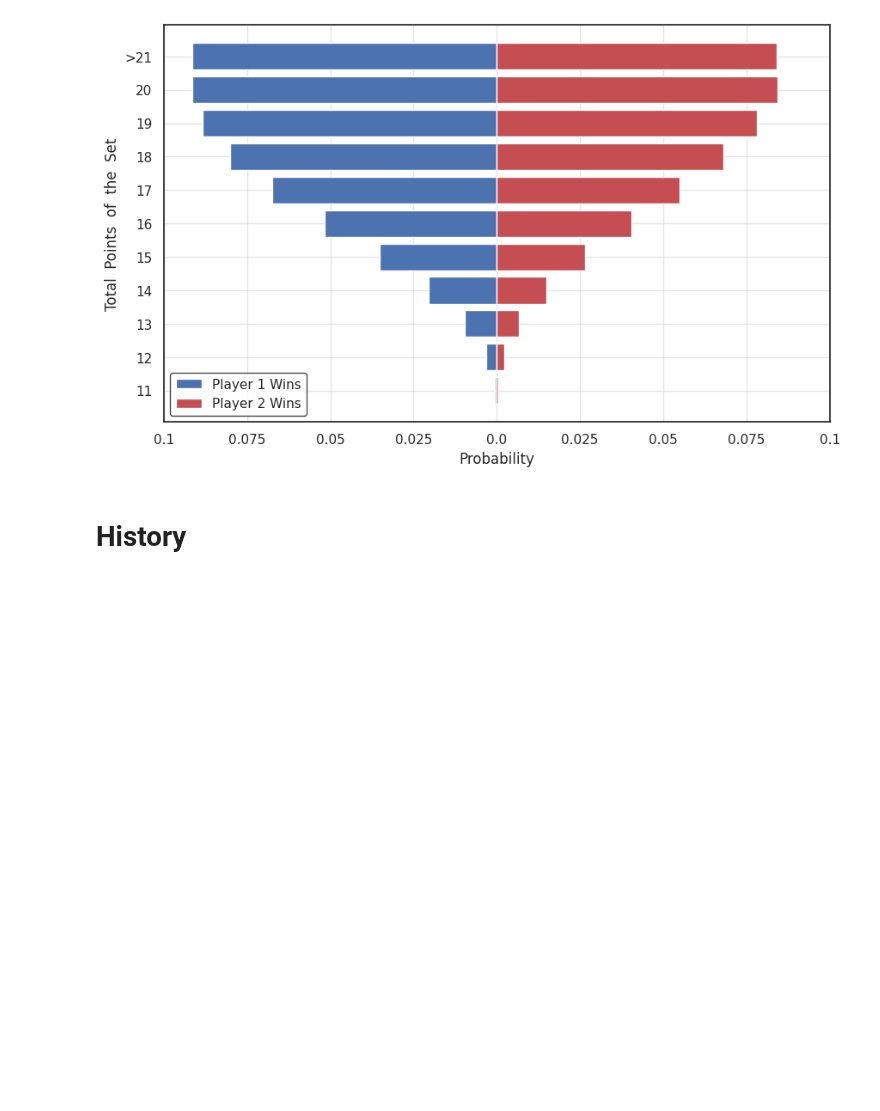
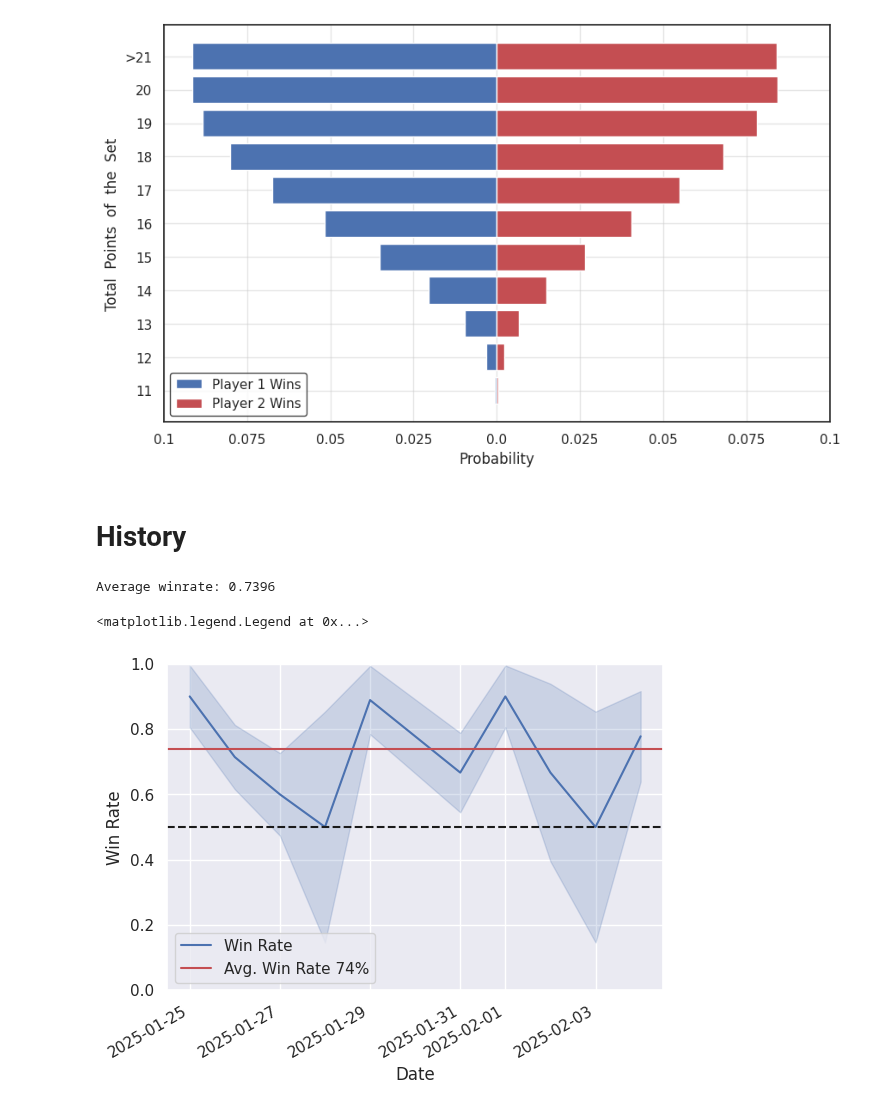
Before and after one commit to ansonkwokth/TableTennisPrediction, a Jupyter notebook: example.ipynb, the cells around one changed output. Cells and saved outputs as stored; diff of their text form; code cells hidden in the pictures; blank space fills up the shorter version.

```diff
--- a/example.ipynb
+++ b/example.ipynb
@@ -524,3 +541,43 @@ plt.show()
+# %%
+winrate_dt = {}
+uncert_dt = {}
+total_wins = 0
+total_games = 0
+for k, v in rate.items():
+    p = v[0] / v[1]
+    total_wins += v[0]
+    total_games += v[1]
+    winrate_dt[k] = p
+    uncert_dt[k] = (p*(1-p)/v[1])**0.5
+
+avg_winrate = total_wins / total_games
+print(f"Average winrate: {avg_winrate:.4f}")
+# %% [output]
+Average winrate: 0.7396
+# %%
+dates = winrate_dt.keys()
+p = np.array(list(winrate_dt.values()))
+uncert = np.array(list(uncert_dt.values()))
+
+
+plt.plot(dates, p, color='b', label='Win Rate')
+plt.fill_between(dates,
+                 p + uncert,
+                 p - uncert,
+                 color='b', alpha=0.2)
+
+plt.ylim(0, 1)
+plt.axhline(0.5, color='k', linestyle='--')
+plt.axhline(avg_winrate, color='r', label=f'Avg. Win Rate {avg_winrate*100:.0f}%')
+plt.xlabel("Date")
+plt.ylabel("Win Rate")
+
+plt.gcf().autofmt_xdate()
+
+plt.legend()
+# %% [output]
+<matplotlib.legend.Legend at 0x...>
+[figure, added]
 # %%
 hist = {pd.to_datetime('2025-01-25'): 4,
         pd.to_datetime('2025-01-26'): -0.994,
```
Also changed, not shown: parts of 5 cells of this notebook.
